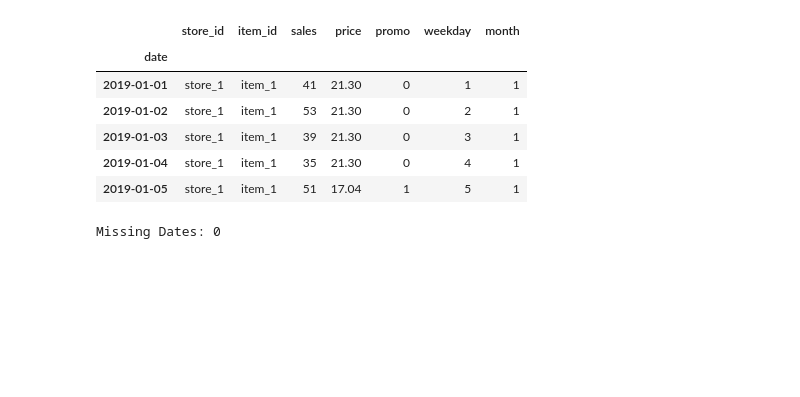
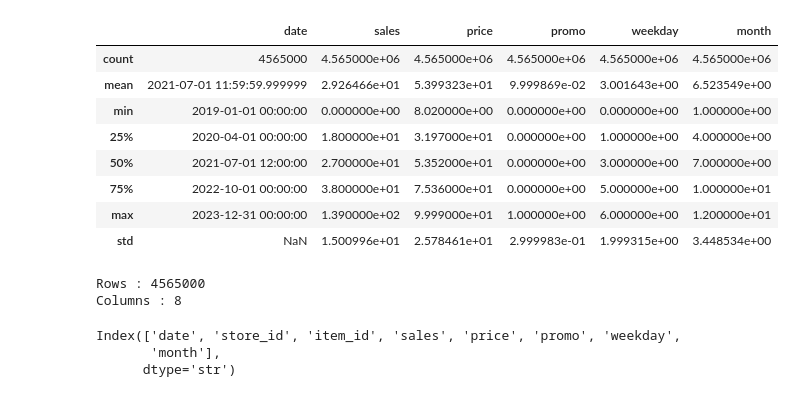
Before and after one commit to Jainam249/Supply-Chain-Demand-Forecasting, a Jupyter notebook: notebooks/01_data_preprocessing.ipynb, the cells around one changed output. Saved outputs shown, nothing was run; the diff lists cells and outputs as text; code cells hidden in the pictures; blank space fills up the shorter version.

Commit message:
refactor: modularize preprocessing notebook using reusable preprocessing module (fixes #3)

```diff
--- a/notebooks/01_data_preprocessing.ipynb
+++ b/notebooks/01_data_preprocessing.ipynb
@@ -1,2 +1,13 @@
+# %%
+import os
+import sys
+
+current_dir = os.getcwd()
+
+# If running from notebooks folder
+project_root = os.path.abspath(os.path.join(current_dir, "..", "Project 2"))
+
+if project_root not in sys.path:
+    sys.path.append(project_root)
 # %%
 import pandas as pd
@@ -22,6 +27,7 @@ df.head()
 # %%
-df.info()
-
-df.describe()
-
-df.isnull().sum()
+csv_path = os.path.join(
+    project_root,
+    "data",
+    "raw",
+    "retail_sales.csv"
+)
@@ -52,0 +34,4 @@ dtype: int64
+# %%
+df = load_dataset(csv_path)
+
+df.head()
@@ -57,23 +63,25 @@ np.int64(0)
 # %%
-df["date"] = pd.to_datetime(df["date"])
+df.describe()
+# %% [output]
+|  | date | sales | price | promo | weekday | month |
+| count | 4565000 | 4.565000e+06 | 4.565000e+06 | 4.565000e+06 | 4.565000e+06 | 4.565000e+06 |
+| mean | 2021-07-01 11:59:59.999999 | 2.926466e+01 | 5.399323e+01 | 9.999869e-02 | 3.001643e+00 | 6.523549e+00 |
+| min | 2019-01-01 00:00:00 | 0.000000e+00 | 8.020000e+00 | 0.000000e+00 | 0.000000e+00 | 1.000000e+00 |
+| 25% | 2020-04-01 00:00:00 | 1.800000e+01 | 3.197000e+01 | 0.000000e+00 | 1.000000e+00 | 4.000000e+00 |
+| 50% | 2021-07-01 12:00:00 | 2.700000e+01 | 5.352000e+01 | 0.000000e+00 | 3.000000e+00 | 7.000000e+00 |
+| 75% | 2022-10-01 00:00:00 | 3.800000e+01 | 7.536000e+01 | 0.000000e+00 | 5.000000e+00 | 1.000000e+01 |
+| max | 2023-12-31 00:00:00 | 1.390000e+02 | 9.999000e+01 | 1.000000e+00 | 6.000000e+00 | 1.200000e+01 |
+| std | NaN | 1.500996e+01 | 2.578461e+01 | 2.999983e-01 | 1.999315e+00 | 3.448534e+00 |
 # %%
-df = df.set_index("date")
-
-df.head()
+print("Rows :", df.shape[0])
+print("Columns :", df.shape[1])
 # %% [output]
-|  | store_id | item_id | sales | price | promo | weekday | month |
-| date |  |  |  |  |  |  |  |
-| 2019-01-01 | store_1 | item_1 | 41 | 21.30 | 0 | 1 | 1 |
-| 2019-01-02 | store_1 | item_1 | 53 | 21.30 | 0 | 2 | 1 |
-| 2019-01-03 | store_1 | item_1 | 39 | 21.30 | 0 | 3 | 1 |
-| 2019-01-04 | store_1 | item_1 | 35 | 21.30 | 0 | 4 | 1 |
-| 2019-01-05 | store_1 | item_1 | 51 | 17.04 | 1 | 5 | 1 |
+Rows : 4565000
+Columns : 8
 # %%
-full_dates = pd.date_range(df.index.min(), df.index.max())
-
-missing_dates = full_dates.difference(df.index.unique())
-
-print("Missing Dates:", len(missing_dates))
+df.columns
 # %% [output]
-Missing Dates: 0
+Index(['date', 'store_id', 'item_id', 'sales', 'price', 'promo', 'weekday',
+       'month'],
+      dtype='str')
 # %%
```
Also changed, not shown: parts of 29 cells of this notebook.
